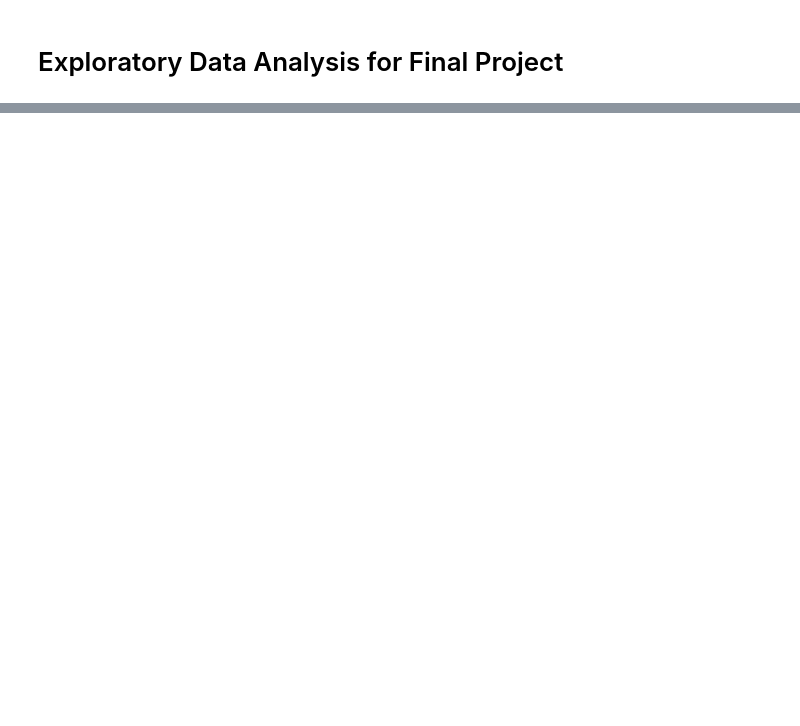
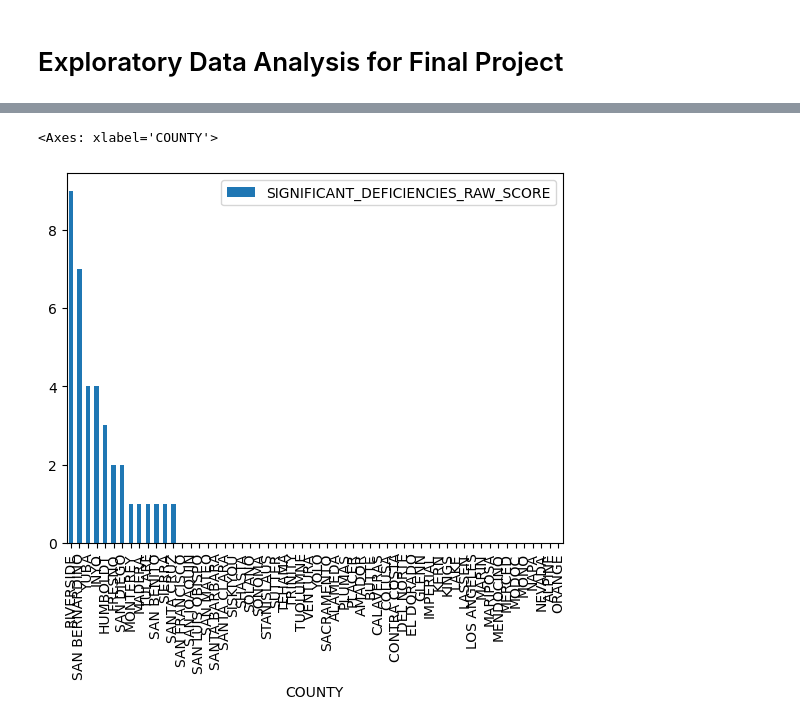
Before and after one commit to mxndrwgrdnr/UCB_CYPLAN255_2024, a Jupyter notebook: assignments/assignment_4/assignment_4_clara_voong.ipynb, the cells around one changed output, grey strips where cells are left out. Cells and saved outputs as stored; diff of their text form; code cells hidden in the pictures; blank space fills up the shorter version.

```diff
--- a/assignments/assignment_4/assignment_4_clara_voong.ipynb
+++ b/assignments/assignment_4/assignment_4_clara_voong.ipynb
@@ -399,0 +438,7 @@ Data analysis Plan:
+# %%
+deficiency_score = water2.groupby(
+    water2['COUNTY'])[['SIGNIFICANT_DEFICIENCIES_RAW_SCORE']].sum().sort_values(by='SIGNIFICANT_DEFICIENCIES_RAW_SCORE', ascending=False)
+deficiency_score.plot(kind='bar')
+# %% [output]
+<Axes: xlabel='COUNTY'>
+[figure, added]
```
Also changed, not shown: parts of 83 cells of this notebook.
